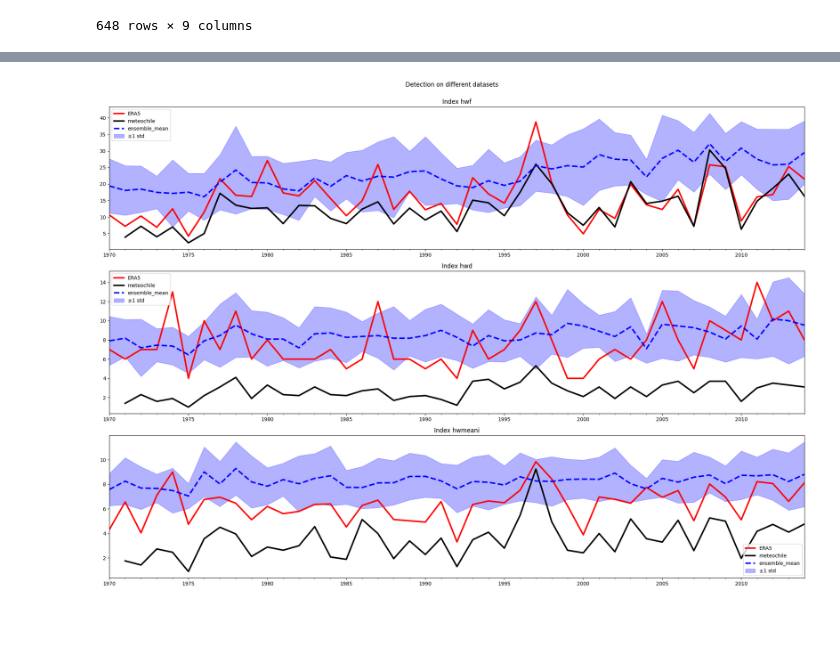
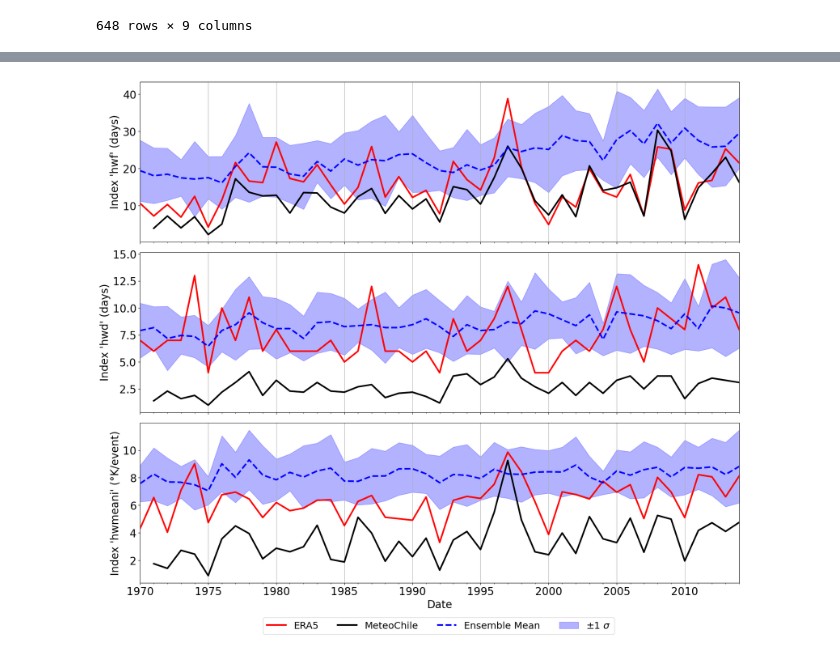
Before and after one commit to martinpavez/data, a Jupyter notebook: hw_extra/notebooks_figures/historical_hw_detection.ipynb, the cells around one changed output, grey strips where cells are left out. Cells and saved outputs as stored; diff of their text form; code cells hidden in the pictures; blank space fills up the shorter version.

Commit message:
figures paper

```diff
--- a/hw_extra/notebooks_figures/historical_hw_detection.ipynb
+++ b/hw_extra/notebooks_figures/historical_hw_detection.ipynb
@@ -109,7 +109,7 @@ for model_name, dict_stations in hw_model_scenario_station_df.items():
     hws_chile_model_scenario_yearly[model_name] = hws_chile_df
 # %%
 meteochile_yearly = transform_time_label(hws_chile, "year")
-hws_chile_model_scenario_yearly.update({"meteochile": meteochile_yearly})
+hws_chile_model_scenario_yearly.update({"MeteoChile": meteochile_yearly})
 # %%
 dfs_yearly = {}
 for index in indices_of_interest:
@@ -119,11 +119,11 @@ for index in indices_of_interest:
     dfs_yearly[index] = df_index
 
     # Average indices across all models to create ensemble
-    dfs_yearly[index]["ensemble_mean"] = (
-        dfs_yearly[index].drop(columns=["meteochile", "ERA5"]).mean(axis=1)
+    dfs_yearly[index]["Ensemble Mean"] = (
+        dfs_yearly[index].drop(columns=["MeteoChile", "ERA5"]).mean(axis=1)
     )
-    dfs_yearly[index]["ensemble_std"] = (
-        dfs_yearly[index].drop(columns=["meteochile", "ERA5"]).std(axis=1)
+    dfs_yearly[index]["Ensemble std"] = (
+        dfs_yearly[index].drop(columns=["MeteoChile", "ERA5"]).std(axis=1)
     )
 dfs_yearly["hwn"]
 # %% [output]
@@ -147,23 +153,31 @@ dfs_yearly["hwn"]
 # %%
-fig, axs = plt.subplots(3, figsize=(20, 15))
+fig, axs = plt.subplots(3, figsize=(20, 15), sharex=True)
 for i, index in enumerate(["hwf", "hwd", "hwmeani"]):
     for model_name in dfs_yearly[index].columns:
-        if model_name == "meteochile":
+        if model_name == "MeteoChile":
             dfs_yearly[index].plot(y=model_name, ax=axs[i], lw=3, c="black")
         elif model_name == "ERA5":
             dfs_yearly[index].plot(y=model_name, ax=axs[i], lw=3, c="red")
-        elif model_name == "ensemble_mean":
+        elif model_name == "Ensemble Mean":
             dfs_yearly[index].plot(y=model_name, ax=axs[i], lw=3, c="blue", linestyle="--")
     dates = dfs_yearly[index].index
-    values = dfs_yearly[index]["ensemble_mean"]
-    std_values = dfs_yearly[index]["ensemble_std"]
+    values = dfs_yearly[index]["Ensemble Mean"]
+    std_values = dfs_yearly[index]["Ensemble std"]
     axs[i].fill_between(
-        dates, values - std_values, values + std_values, alpha=0.3, color="blue", label="±1 std"
+        dates, values - std_values, values + std_values, alpha=0.3, color="blue", label="±1 $\sigma$"
     )
-    axs[i].set_title(f"Index {index}")
-    axs[i].legend()
-fig.suptitle(f"Detection on different datasets")
-fig.tight_layout(rect=[0, 0.03, 1, 0.98])
+    axs[i].set_ylabel(f"Index '{index}' ({index_unit[index]})", fontsize=20)
+    axs[i].set_xlabel("Date", fontsize=20)
+    axs[i].get_legend().remove()
+    axs[i].tick_params(axis='x', labelsize=20)
+    axs[i].tick_params(axis='y', labelsize=20)
+    axs[i].grid(axis="x")
+lines_labels = [ax.get_legend_handles_labels() for ax in fig.axes[:1]]
+lines, labels = [sum(lol, []) for lol in zip(*lines_labels)]
+fig.legend(lines, labels, loc="lower center", fontsize=18,  bbox_to_anchor=(0.45, -0.01), ncol=4)
+# fig.suptitle(f"MeteoChile Detection on Different Datasets", fontsize=20)
+fig.tight_layout(rect=[0, 0.03, 0.85, 0.97])
 plt.show()
+fig.savefig("hw_detection.png", dpi=300, bbox_inches='tight')
 # %% [output]
-[figure, old version]
+[figure, new version]
```
Also changed, not shown: parts of 1 cell of this notebook, 14 other files.
